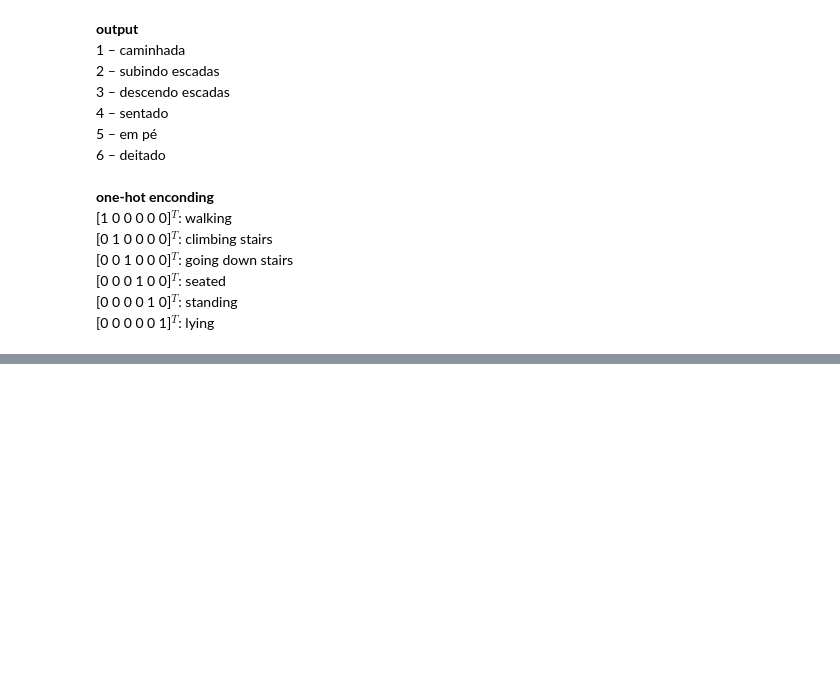
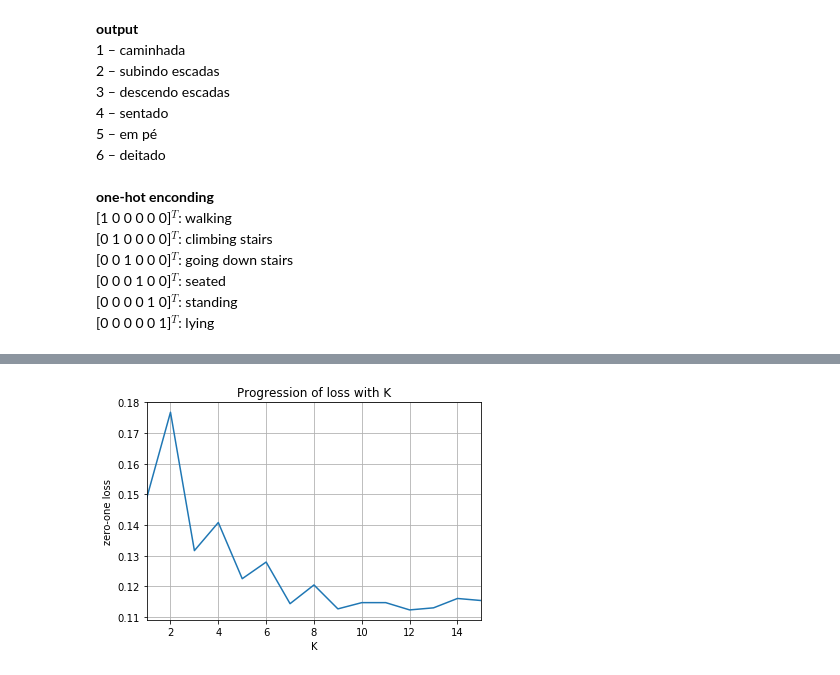
Before and after one commit to ito-rafael/IA006C-MachineLearning, a Jupyter notebook: efc2/efc2_ex2_knn.ipynb, the cells around one changed output, grey strips where cells are left out. Drawn from its saved outputs; the diff is of its cells as text; code cells hidden in the pictures; blank space fills up the shorter version.

```diff
--- a/efc2/efc2_ex2_knn.ipynb
+++ b/efc2/efc2_ex2_knn.ipynb
@@ -174,0 +161,3 @@ error.append(e)
+# %%
+# define neighbors
+KN = 100
@@ -210,0 +237,12 @@ array([[490,   4,   2,   0,   0,   0],
+# %%
+# plots
+plt.plot(range(1,16), error[0:15])
+plt.xlabel('K')
+plt.ylabel('zero-one loss')
+plt.autoscale(axis='x', tight=True)
+plt.title('Progression of loss with K')
+plt.grid(True)
+plt.savefig(path + 'zero_one_loss_(mid_zoom)', dpi=300)
+plt.show()
+# %% [output]
+[figure, added]
```
Also changed, not shown: parts of 32 cells of this notebook, 4 other files.
